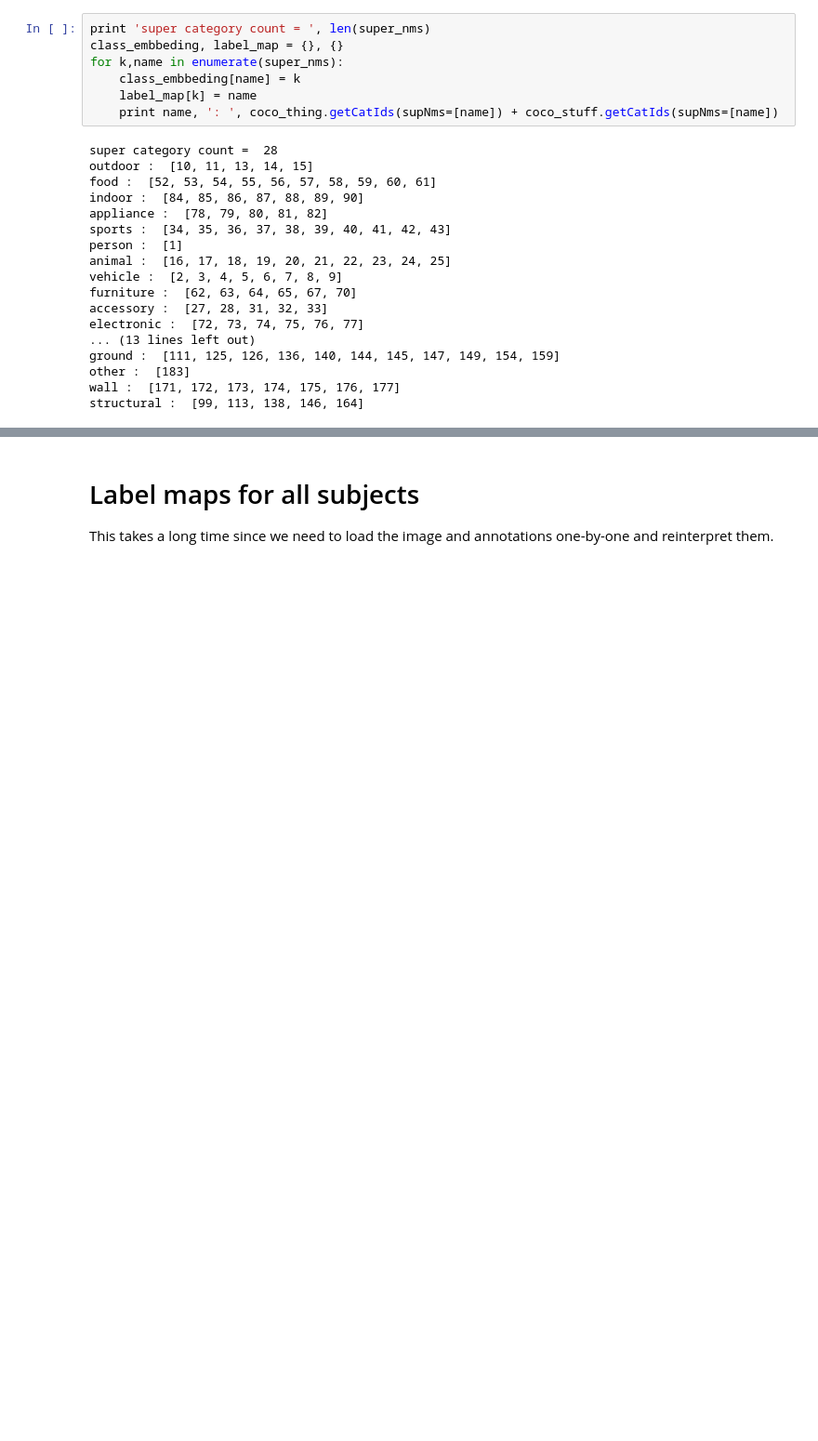
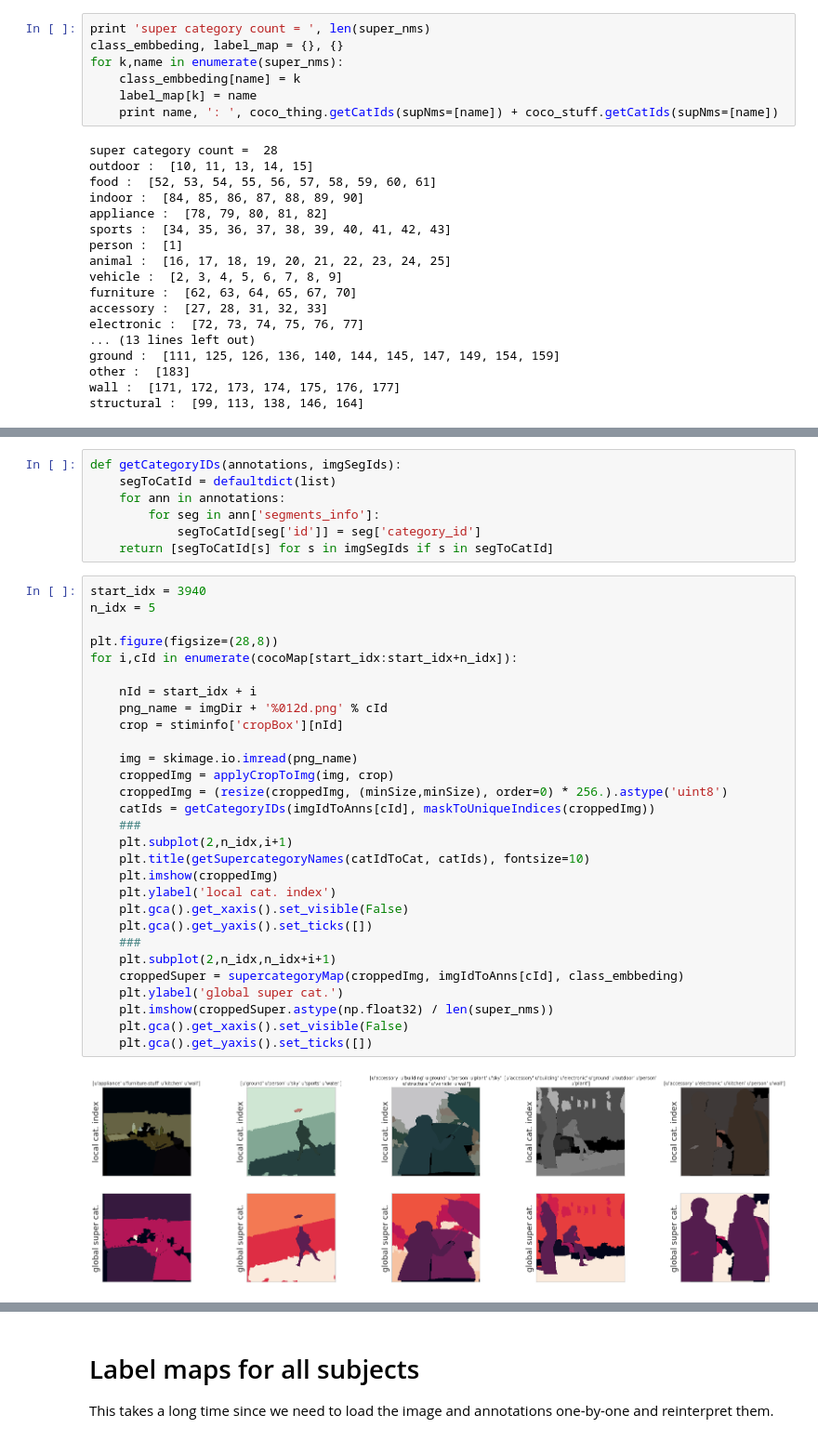
Before and after one commit to styvesg/nsd, a Jupyter notebook: data_preparation.ipynb, the cells around one changed output, grey strips where cells are left out. Shown at 93% size. Drawn from its saved outputs; the diff is of its cells as text; blank space fills up the shorter version.

```diff
--- a/data_preparation.ipynb
+++ b/data_preparation.ipynb
@@ -459,0 +472,38 @@ for i in range(3):
+# %%
+def getCategoryIDs(annotations, imgSegIds):
+    segToCatId = defaultdict(list)
+    for ann in annotations:
+        for seg in ann['segments_info']:
+            segToCatId[seg['id']] = seg['category_id']
+    return [segToCatId[s] for s in imgSegIds if s in segToCatId]
+# %%
+start_idx = 3940
+n_idx = 5
+
+plt.figure(figsize=(28,8))
+for i,cId in enumerate(cocoMap[start_idx:start_idx+n_idx]):
+
+    nId = start_idx + i
+    png_name = imgDir + '%012d.png' % cId
+    crop = stiminfo['cropBox'][nId]
+
+    img = skimage.io.imread(png_name)
+    croppedImg = applyCropToImg(img, crop)
+    croppedImg = (resize(croppedImg, (minSize,minSize), order=0) * 256.).astype('uint8')
+    catIds = getCategoryIDs(imgIdToAnns[cId], maskToUniqueIndices(croppedImg))
+    ###
+    plt.subplot(2,n_idx,i+1)
+    plt.title(getSupercategoryNames(catIdToCat, catIds), fontsize=10)
+    plt.imshow(croppedImg)
+    plt.ylabel('local cat. index')
+    plt.gca().get_xaxis().set_visible(False)
+    plt.gca().get_yaxis().set_ticks([])
+    ###
+    plt.subplot(2,n_idx,n_idx+i+1)
+    croppedSuper = supercategoryMap(croppedImg, imgIdToAnns[cId], class_embbeding)
+    plt.ylabel('global super cat.')
+    plt.imshow(croppedSuper.astype(np.float32) / len(super_nms))
+    plt.gca().get_xaxis().set_visible(False)
+    plt.gca().get_yaxis().set_ticks([])
+# %% [output]
+[figure, added]
```
Also changed, not shown: parts of 33 cells of this notebook, 3 other files.
